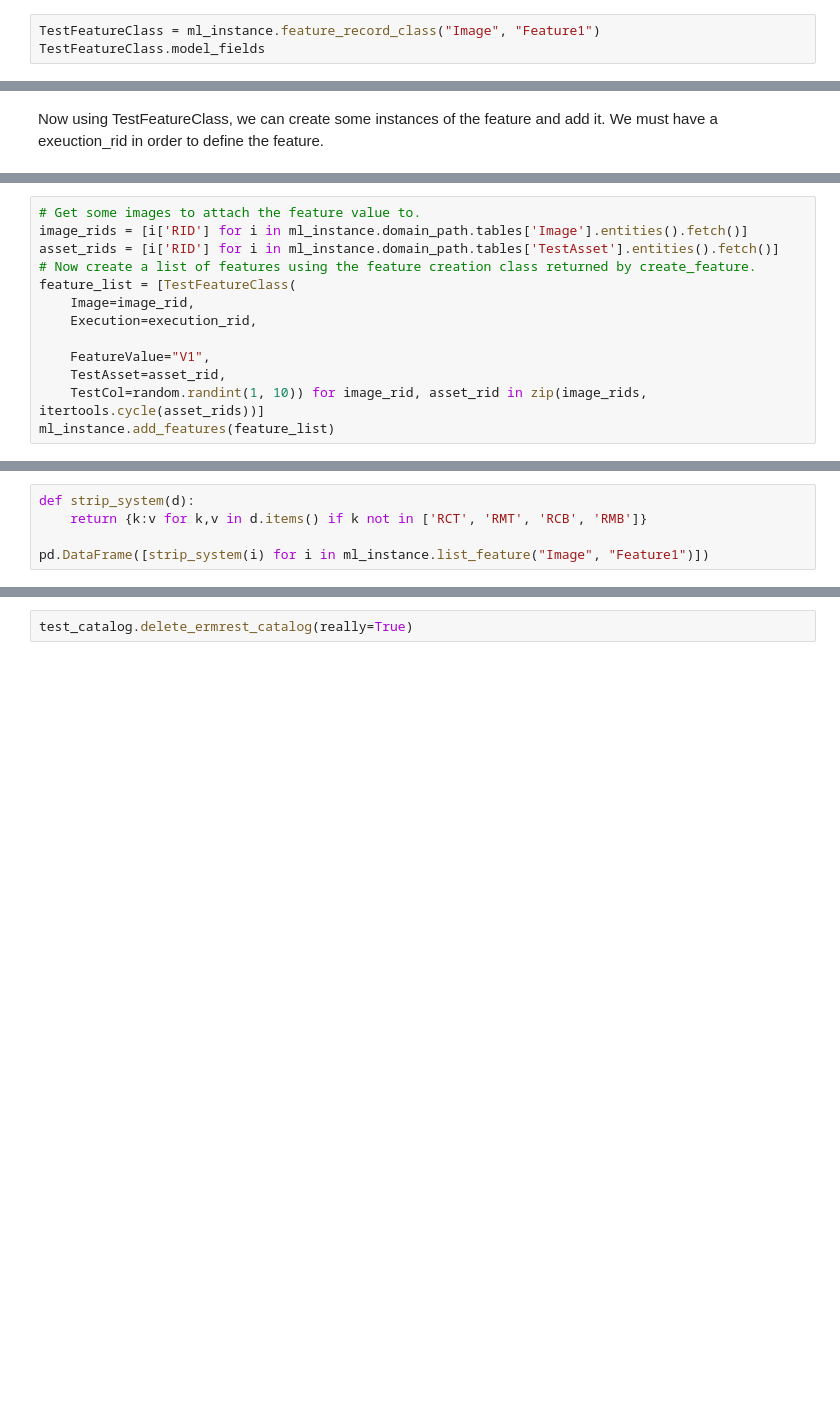
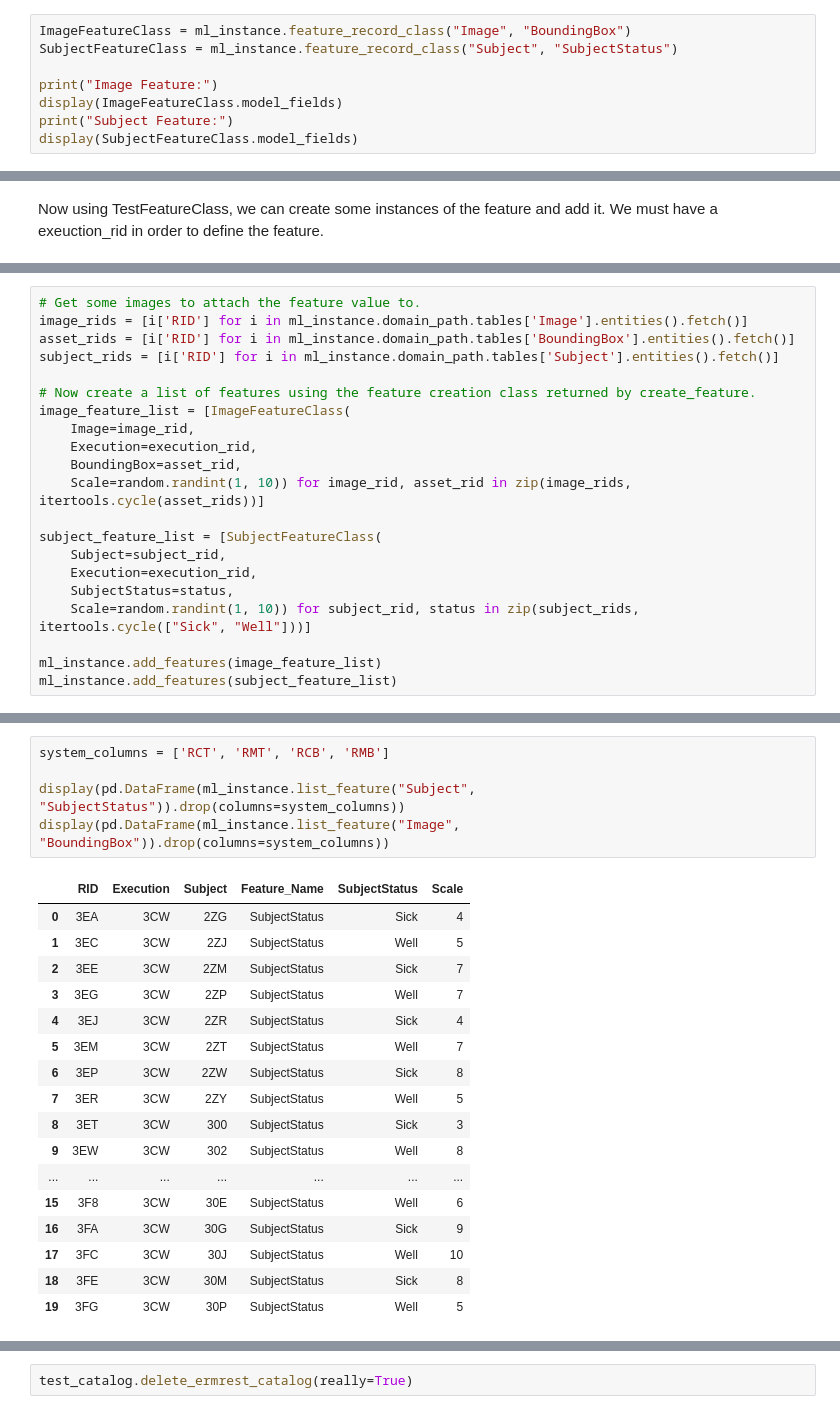
Before and after one commit to informatics-isi-edu/deriva-ml, a Jupyter notebook: deriva_ml/Notebooks/DerivaML Features.ipynb, the cells around one changed output, grey strips where cells are left out. Cells and saved outputs as stored; diff of their text form; blank space fills up the shorter version.

```diff
--- a/deriva_ml/Notebooks/DerivaML Features.ipynb
+++ b/deriva_ml/Notebooks/DerivaML Features.ipynb
@@ -67,5 +97,10 @@ ml_instance.create_feature("Feature1", "Image",
 # %% [markdown]
 Now we can add some features to our images.  To streamline the creation of new feature, we create a class that is specific to the arguments required to create it.
 # %%
-TestFeatureClass = ml_instance.feature_record_class("Image", "Feature1")
-TestFeatureClass.model_fields
+ImageFeatureClass = ml_instance.feature_record_class("Image", "BoundingBox")
+SubjectFeatureClass = ml_instance.feature_record_class("Subject", "SubjectStatus")
+
+print("Image Feature:")
+display(ImageFeatureClass.model_fields)
+print("Subject Feature:")
+display(SubjectFeatureClass.model_fields)
@@ -85,13 +137,21 @@ execution_rid = configuration_record.execution_rid
 # %%
 # Get some images to attach the feature value to.
 image_rids = [i['RID'] for i in ml_instance.domain_path.tables['Image'].entities().fetch()]
-asset_rids = [i['RID'] for i in ml_instance.domain_path.tables['TestAsset'].entities().fetch()]
+asset_rids = [i['RID'] for i in ml_instance.domain_path.tables['BoundingBox'].entities().fetch()]
+subject_rids = [i['RID'] for i in ml_instance.domain_path.tables['Subject'].entities().fetch()]
+
 # Now create a list of features using the feature creation class returned by create_feature.
-feature_list = [TestFeatureClass(
+image_feature_list = [ImageFeatureClass(
     Image=image_rid,
     Execution=execution_rid,
+    BoundingBox=asset_rid,
+    Scale=random.randint(1, 10)) for image_rid, asset_rid in zip(image_rids, itertools.cycle(asset_rids))]
 
-    FeatureValue="V1",
-    TestAsset=asset_rid,
-    TestCol=random.randint(1, 10)) for image_rid, asset_rid in zip(image_rids, itertools.cycle(asset_rids))]
-ml_instance.add_features(feature_list)
+subject_feature_list = [SubjectFeatureClass(
+    Subject=subject_rid,
+    Execution=execution_rid,
+    SubjectStatus=status,
+    Scale=random.randint(1, 10)) for subject_rid, status in zip(subject_rids, itertools.cycle(["Sick", "Well"]))]
+
+ml_instance.add_features(image_feature_list)
+ml_instance.add_features(subject_feature_list)
@@ -98,5 +160,23 @@ ml_instance.add_features(feature_list)
 # %%
-def strip_system(d):
-    return {k:v for k,v in d.items() if k not in ['RCT', 'RMT', 'RCB', 'RMB']}
+system_columns = ['RCT', 'RMT', 'RCB', 'RMB']
 
-pd.DataFrame([strip_system(i) for i in ml_instance.list_feature("Image", "Feature1")])
+display(pd.DataFrame(ml_instance.list_feature("Subject", "SubjectStatus")).drop(columns=system_columns))
+display(pd.DataFrame(ml_instance.list_feature("Image", "BoundingBox")).drop(columns=system_columns))
+# %% [output]
+|  | RID | Execution | Subject | Feature_Name | SubjectStatus | Scale |
+| 0 | 3EA | 3CW | 2ZG | SubjectStatus | Sick | 4 |
+| 1 | 3EC | 3CW | 2ZJ | SubjectStatus | Well | 5 |
+| 2 | 3EE | 3CW | 2ZM | SubjectStatus | Sick | 7 |
+| 3 | 3EG | 3CW | 2ZP | SubjectStatus | Well | 7 |
+| 4 | 3EJ | 3CW | 2ZR | SubjectStatus | Sick | 4 |
+| 5 | 3EM | 3CW | 2ZT | SubjectStatus | Well | 7 |
+| 6 | 3EP | 3CW | 2ZW | SubjectStatus | Sick | 8 |
+| 7 | 3ER | 3CW | 2ZY | SubjectStatus | Well | 5 |
+| 8 | 3ET | 3CW | 300 | SubjectStatus | Sick | 3 |
+| 9 | 3EW | 3CW | 302 | SubjectStatus | Well | 8 |
+| ... | ... | ... | ... | ... | ... | ... |
+| 15 | 3F8 | 3CW | 30E | SubjectStatus | Well | 6 |
+| 16 | 3FA | 3CW | 30G | SubjectStatus | Sick | 9 |
+| 17 | 3FC | 3CW | 30J | SubjectStatus | Well | 10 |
+| 18 | 3FE | 3CW | 30M | SubjectStatus | Sick | 8 |
+| 19 | 3FG | 3CW | 30P | SubjectStatus | Well | 5 |
```
Also changed, not shown: parts of 17 cells of this notebook, 3 other files.
